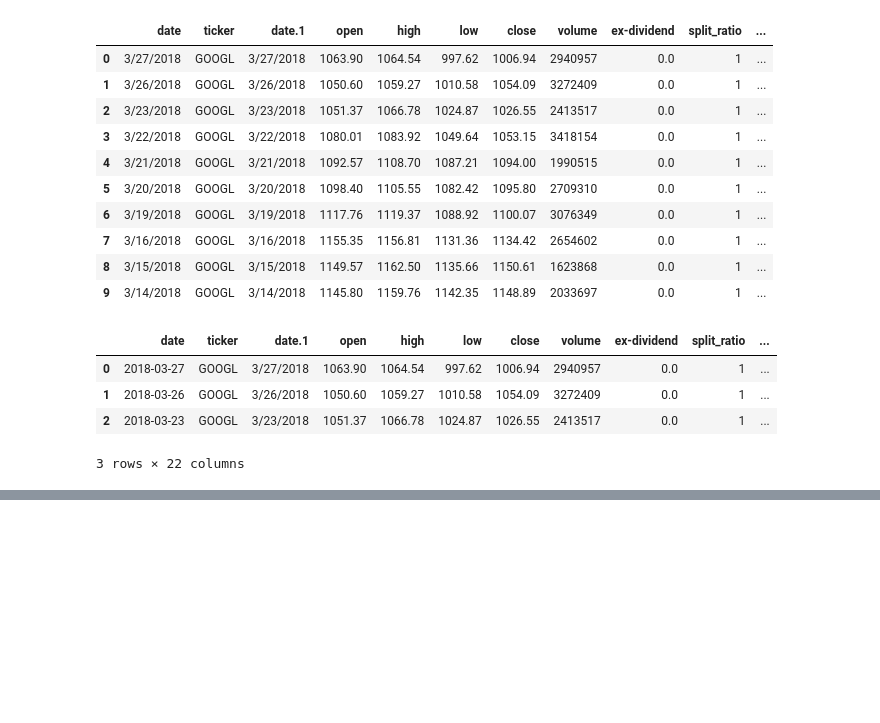
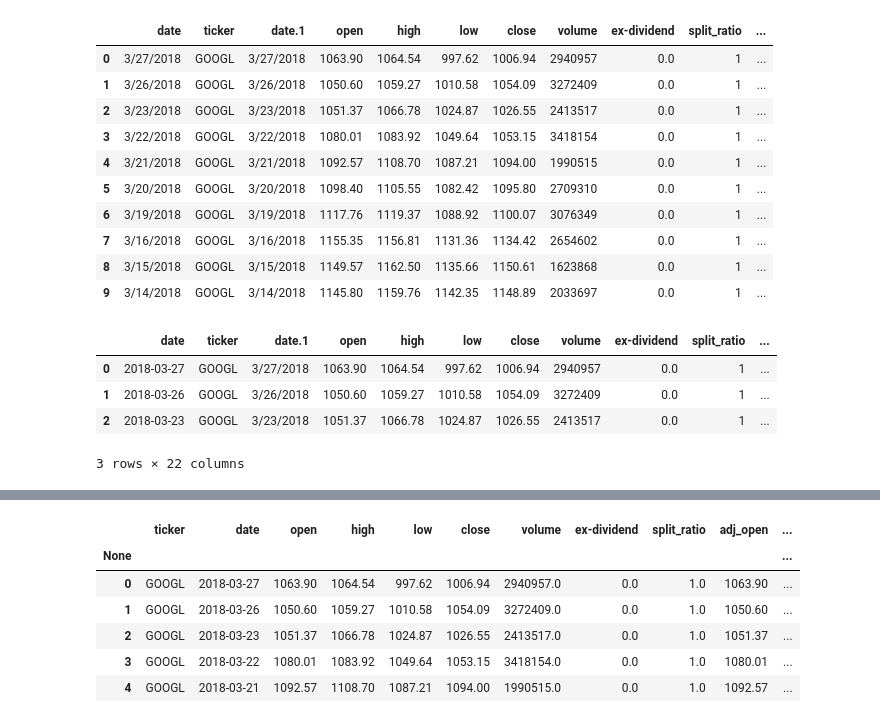
Before and after one commit to allychau/stockmarket, a Jupyter notebook: justin_data_cleaning.ipynb, the cells around one changed output, grey strips where cells are left out. Saved outputs shown, nothing was run; the diff lists cells and outputs as text; code cells hidden in the pictures; blank space fills up the shorter version.

```diff
--- a/justin_data_cleaning.ipynb
+++ b/justin_data_cleaning.ipynb
@@ -206,8 +206,9 @@ OECD_data_to_load = 'startdata/OCED_data_2008_to_2020.csv'
 # Read School and Student Data File and store into Pandas DataFrames
 OECD_data = pd.read_csv(OECD_data_to_load)
 # %%
-#quandl.ApiConfig.api_key = 'MZRHn98qGsdr9wzs79mP'
-quandl.ApiConfig.api_key = api_key
+#import API key
+from config import api
+quandl.ApiConfig.api_key = api
 #data = quandl.get_table('WIKI/PRICES', qopts = { 'columns': ['date','ticker','open','high','low','close','volume'] }, ticker = ['AAPL', 'GOOGL','AMZN'], date = { 'gte': '2010-01-01', 'lte': '2020-11-12' })
 #df = quandl.get_table('WIKI/PRICES', ticker = ['AAPL', 'GOOGL','AMZN'], date = { 'gte': '2010-01-01', 'lte': '2020-11-12' })
 stock_data = quandl.get_table('WIKI/PRICES', ticker = ['GOOGL'], date = { 'gte': '2008-01-01', 'lte': '2018-12-30' })
@@ -245,0 +238,15 @@ combine.head(3)
+# %%
+
+#data = quandl.get_table('WIKI/PRICES', qopts = { 'columns': ['date','ticker','open','high','low','close','volume'] }, ticker = ['AAPL', 'GOOGL','AMZN'], date = { 'gte': '2010-01-01', 'lte': '2020-11-12' })
+#df = quandl.get_table('WIKI/PRICES', ticker = ['AAPL', 'GOOGL','AMZN'], date = { 'gte': '2010-01-01', 'lte': '2020-11-12' })
+stock_data = quandl.get_table('WIKI/PRICES', ticker = ['GOOGL'], date = { 'gte': '2008-01-01', 'lte': '2018-12-30' })
+# %%
+stock_data.head()
+# %% [output]
+|  | ticker | date | open | high | low | close | volume | ex-dividend | split_ratio | adj_open | ... |
+| None |  |  |  |  |  |  |  |  |  |  | ... |
+| 0 | GOOGL | 2018-03-27 | 1063.90 | 1064.54 | 997.62 | 1006.94 | 2940957.0 | 0.0 | 1.0 | 1063.90 | ... |
+| 1 | GOOGL | 2018-03-26 | 1050.60 | 1059.27 | 1010.58 | 1054.09 | 3272409.0 | 0.0 | 1.0 | 1050.60 | ... |
+| 2 | GOOGL | 2018-03-23 | 1051.37 | 1066.78 | 1024.87 | 1026.55 | 2413517.0 | 0.0 | 1.0 | 1051.37 | ... |
+| 3 | GOOGL | 2018-03-22 | 1080.01 | 1083.92 | 1049.64 | 1053.15 | 3418154.0 | 0.0 | 1.0 | 1080.01 | ... |
+| 4 | GOOGL | 2018-03-21 | 1092.57 | 1108.70 | 1087.21 | 1094.00 | 1990515.0 | 0.0 | 1.0 | 1092.57 | ... |
```
Also changed, not shown: parts of 5 cells of this notebook.
